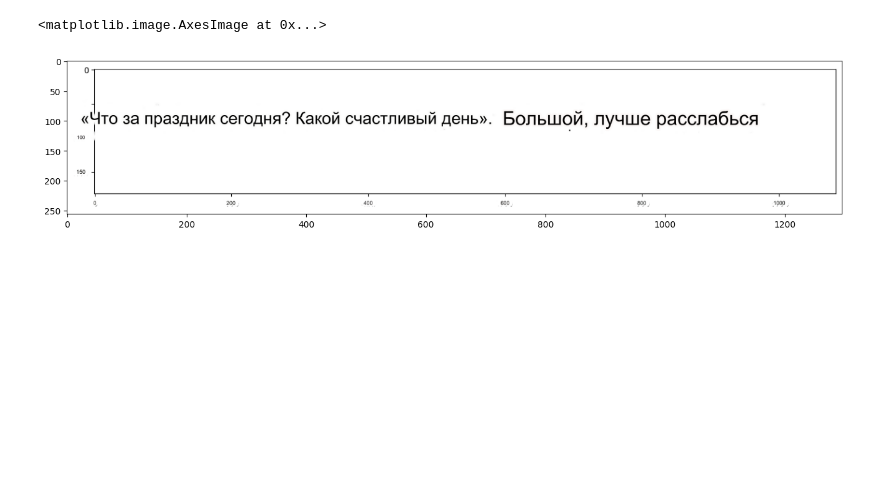
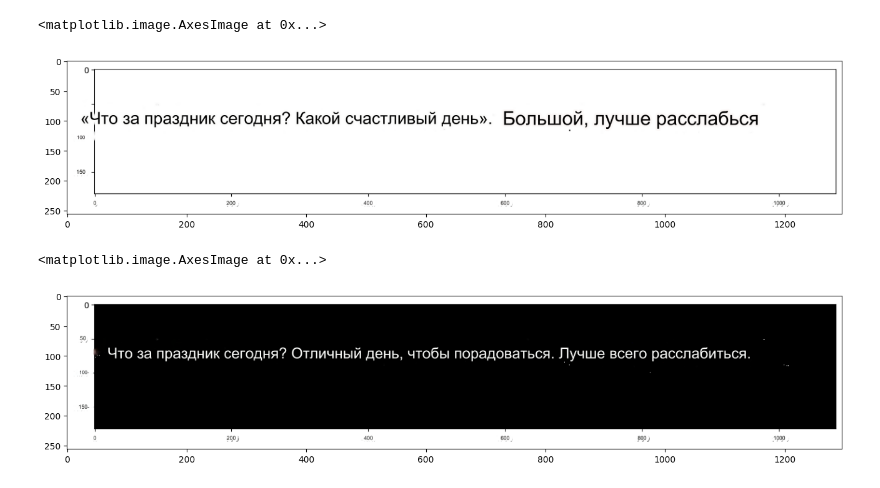
Before and after one commit to Gusarovv/lab_img_processing, a Jupyter notebook: 4/lab4.ipynb, the cells around one changed output. Drawn from its saved outputs; the diff is of its cells as text; code cells hidden in the pictures; blank space fills up the shorter version.

```diff
--- a/4/lab4.ipynb
+++ b/4/lab4.ipynb
@@ -47,3 +47,10 @@ plt.imshow(img_res)
 # %% [output]
 <matplotlib.image.AxesImage at 0x...>
 [figure]
+# %%
+img_res = cv.imread('result2.png', cv.COLOR_BGR2GRAY)
+plt.figure(figsize=(16,10))
+plt.imshow(img_res)
+# %% [output]
+<matplotlib.image.AxesImage at 0x...>
+[figure, added]
```
Also changed, not shown: parts of 1 cell of this notebook, 1 other file.
